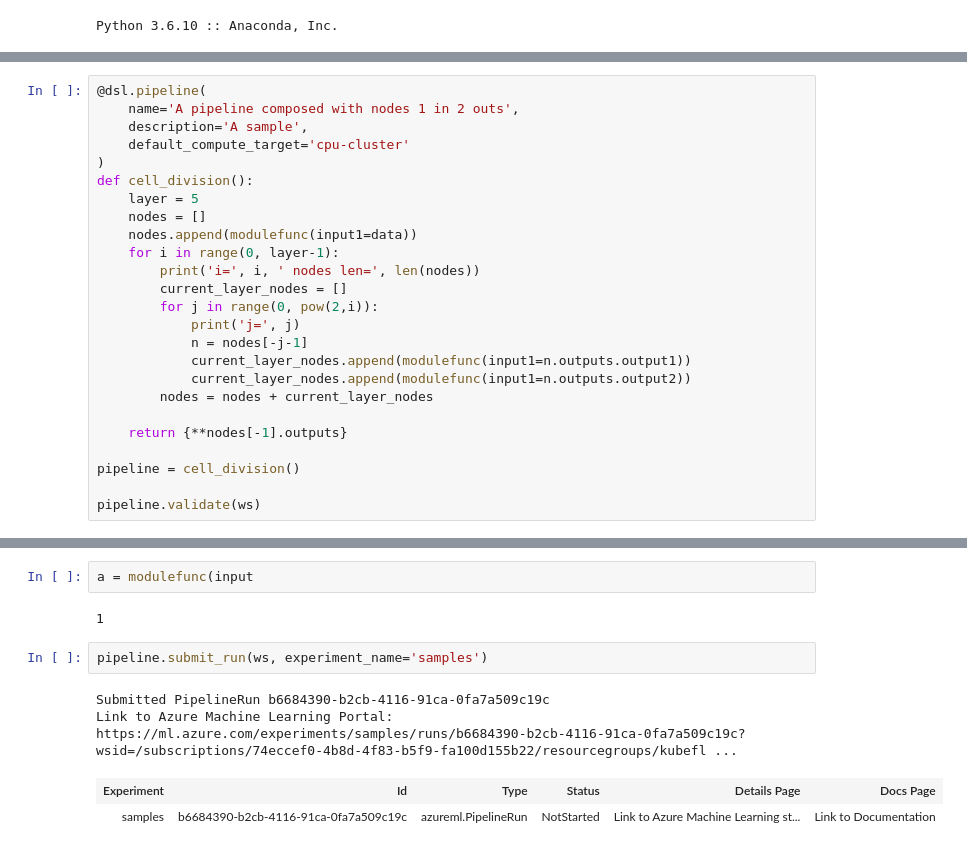
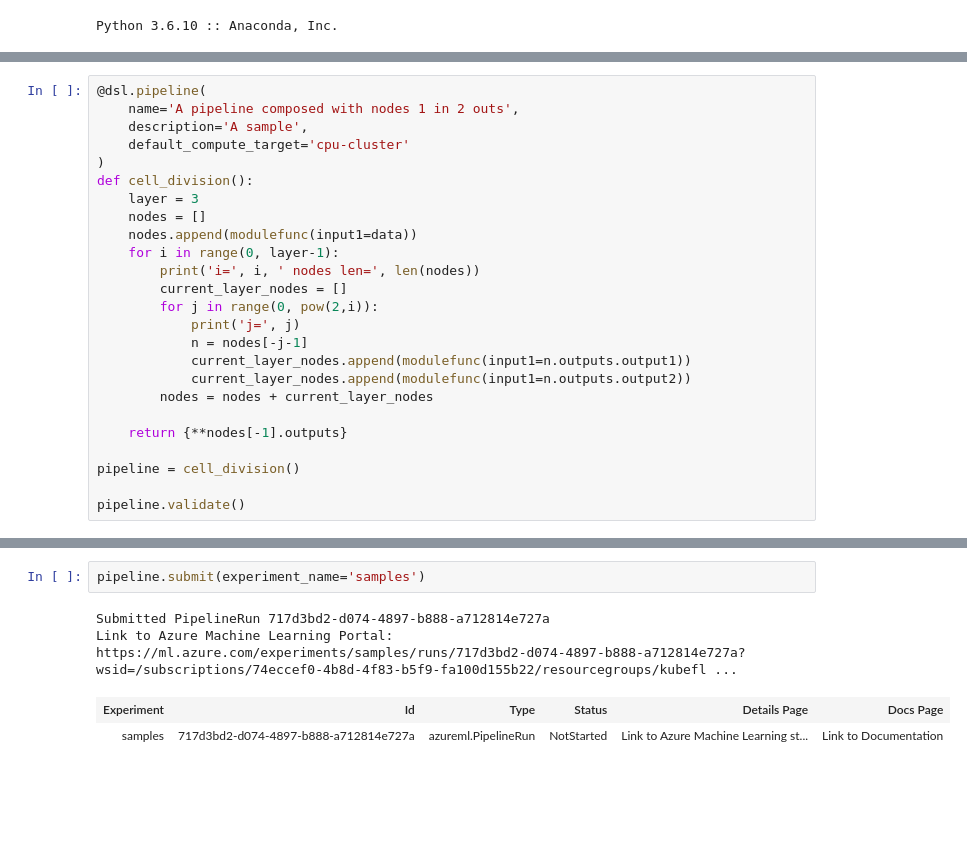
Before and after one commit to ttthree/hello-aml-modules, a Jupyter notebook: cell_division.ipynb, the cells around one changed output, grey strips where cells are left out. Drawn from its saved outputs; the diff is of its cells as text; blank space fills up the shorter version.

Commit message:
Update samples

```diff
--- a/cell_division.ipynb
+++ b/cell_division.ipynb
@@ -41,7 +79,7 @@ Interactive authentication successfully completed.
     default_compute_target='cpu-cluster'
 )
 def cell_division():
-    layer = 5
+    layer = 3
     nodes = []
     nodes.append(modulefunc(input1=data))
     for i in range(0, layer-1):
@@ -58,7 +96,7 @@ def cell_division():
 
 pipeline = cell_division()
 
-pipeline.validate(ws)
+pipeline.validate()
 # %% [output]
 i= 0  nodes len= 1
 j= 0
@@ -82,13 +106,9 @@ j= 7
 [interactive output not drawn]
 {'result': 'validation passed', 'errors': []}
-# %%
-a = modulefunc(input
-# %% [output]
-1
 # %%
-pipeline.submit_run(ws, experiment_name='samples')
+pipeline.submit(experiment_name='samples')
 # %% [output]
-Submitted PipelineRun b6684390-b2cb-4116-91ca-0fa7a509c19c
-Link to Azure Machine Learning Portal: https://ml.azure.com/experiments/samples/runs/b6684390-b2cb-4116-91ca-0fa7a509c19c?wsid=/subscriptions/74eccef0-4b8d-4f83-b5f9-fa100d155b22/resourcegroups/kubefl ...
+Submitted PipelineRun 717d3bd2-d074-4897-b888-a712814e727a
+Link to Azure Machine Learning Portal: https://ml.azure.com/experiments/samples/runs/717d3bd2-d074-4897-b888-a712814e727a?wsid=/subscriptions/74eccef0-4b8d-4f83-b5f9-fa100d155b22/resourcegroups/kubefl ...
 | Experiment | Id | Type | Status | Details Page | Docs Page |
-| samples | b6684390-b2cb-4116-91ca-0fa7a509c19c | azureml.PipelineRun | NotStarted | Link to Azure Machine Learning st... | Link to Documentation |
+| samples | 717d3bd2-d074-4897-b888-a712814e727a | azureml.PipelineRun | NotStarted | Link to Azure Machine Learning st... | Link to Documentation |
```
Also changed, not shown: parts of 6 cells of this notebook, 10 other files.
